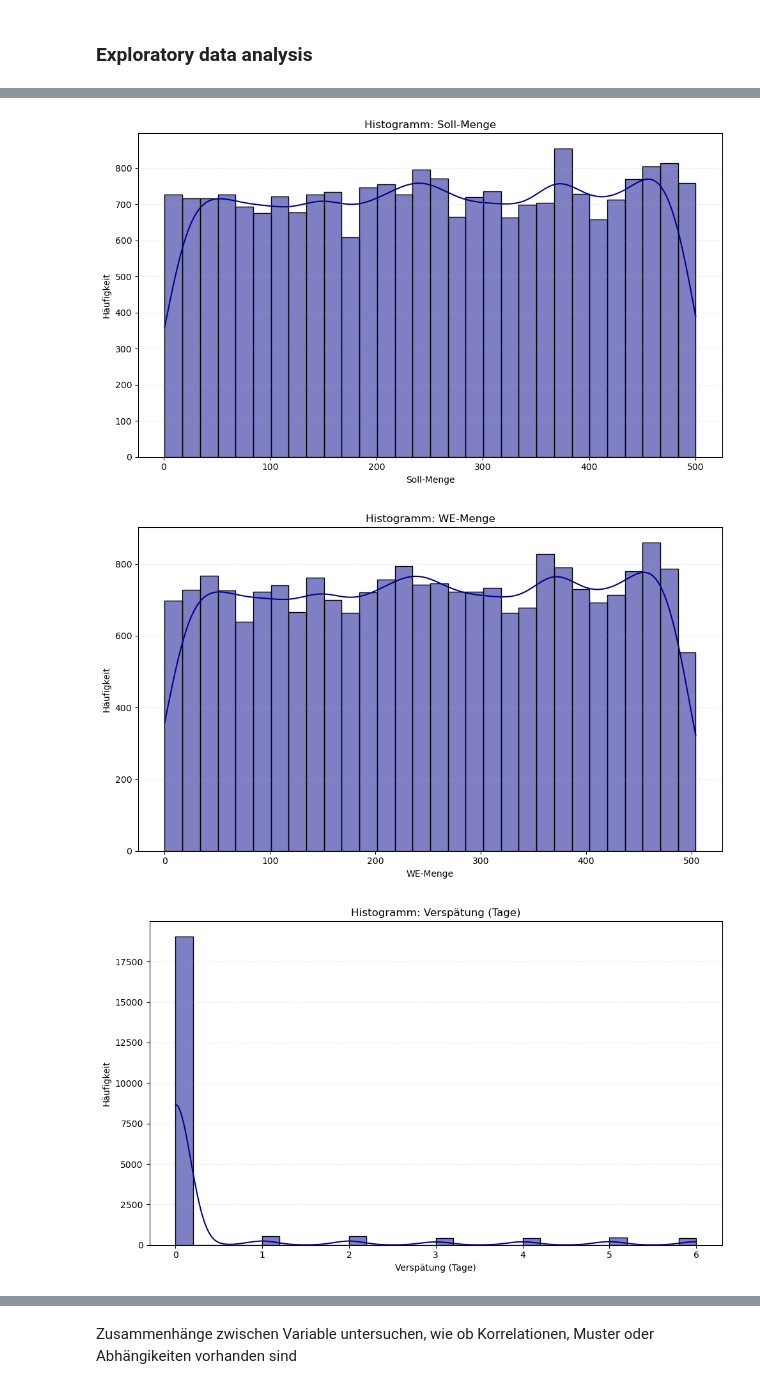
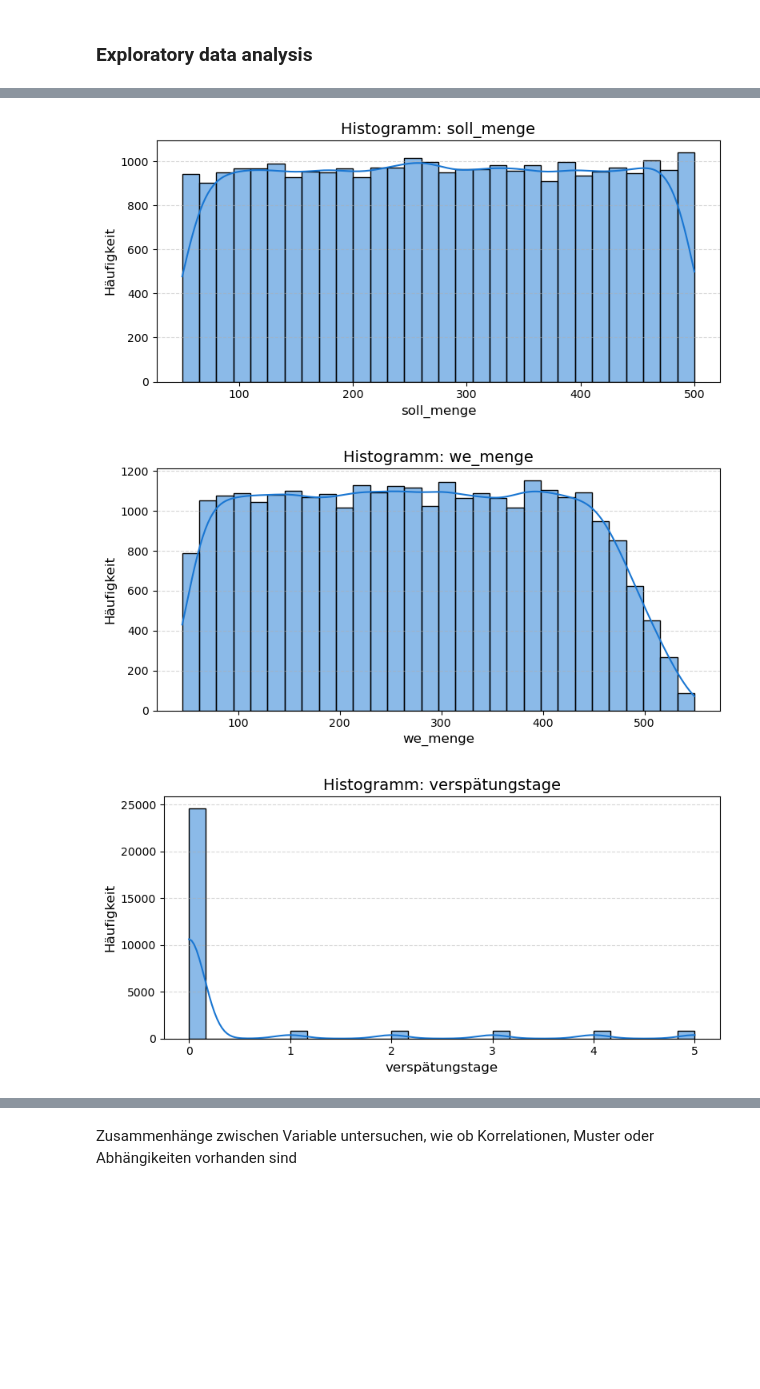
Before and after one commit to psgithdm/project, a Jupyter notebook: notebooks/final-analysis.ipynb, the cells around one changed output, grey strips where cells are left out. Cells and saved outputs as stored; diff of their text form; code cells hidden in the pictures; blank space fills up the shorter version.

```diff
--- a/notebooks/final-analysis.ipynb
+++ b/notebooks/final-analysis.ipynb
@@ -517,0 +737,7 @@ Beschreibende Statistik für numerische Spalten:
+# %%
+# Numerische Variablen (z. B. “soll_menge”, “we_menge”) zu skalieren, um den Wertebereich anzugleichen (z. B. mit Standardisierung oder Min-Max-Scaling):
+scaler = StandardScaler()
+numeric_columns = ["soll_menge", "we_menge", "verspätungstage"]
+
+scaled_liefertreue_2024_df = cleaned_liefertreue_2024_df.copy()
+scaled_liefertreue_2024_df[numeric_columns] = scaler.fit_transform(scaled_liefertreue_2024_df[numeric_columns])
@@ -529,0 +810,11 @@ Quantile für numerische Spalten:
+# %%
+import matplotlib.pyplot as plt
+
+# Verteilung der numerischen Spalten plotten
+for col in numeric_columns:
+    plt.figure(figsize=(8, 4))
+    plt.hist(scaled_liefertreue_2024_df[col], bins=30, edgecolor='k', alpha=0.7)
+    plt.title(f"Verteilung von {col} (nach Skalierung)")
+    plt.xlabel(col)
+    plt.ylabel("Häufigkeit")
+    plt.show()
@@ -702,19 +1032,29 @@ plt.show()
 # %%
 # Liste der numerischen Spalten zur Untersuchung
-numerical_columns = ["Soll-Menge", "WE-Menge", "Verspätung (Tage)"]
 
-# Histogrammen für jede numerische Spalte erstellen
-for column in numerical_columns:
-    plt.figure(figsize=(10, 6))
-    sns.histplot(liefertreue_sc_df[column], kde=True, bins=30, edgecolor="black", color='darkblue')
-    plt.title(f"Histogramm: {column}")
-    plt.xlabel(column)
-    plt.ylabel("Häufigkeit")
-    plt.grid(axis="y", linestyle="--", alpha=0.23)
-    plt.tight_layout()
+numerical_columns = ["soll_menge", "we_menge", "verspätungstage"]
+
+# Überprüfen, ob die Spalten im DataFrame existieren
+existing_columns = [col for col in numerical_columns if col in cleaned_liefertreue_2024_df.columns]
+
+# Histogramme für jede numerische Spalte erstellen
+for column in existing_columns:
+    plt.figure(figsize=(8, 4))
+    sns.histplot(
+        cleaned_liefertreue_2024_df[column],
+        kde=True,  # Kernel Density Estimation (Kurve)
+        bins=30,
+        edgecolor="black",
+        color="#1976D2"
+    )
+    plt.title(f"Histogramm: {column}", fontsize=14)
+    plt.xlabel(column, fontsize=12)
+    plt.ylabel("Häufigkeit", fontsize=12)
+    plt.grid(axis="y", linestyle="--", alpha=0.5)
+    plt.tight_layout()  # Optimiert das Layout
     plt.show()
 # %% [output]
-[figure, old version]
+[figure, new version]
-[figure, old version]
+[figure, new version]
-[figure, old version]
+[figure, new version]
 # %% [markdown]
```
Also changed, not shown: parts of 157 cells of this notebook, 47 other files.
